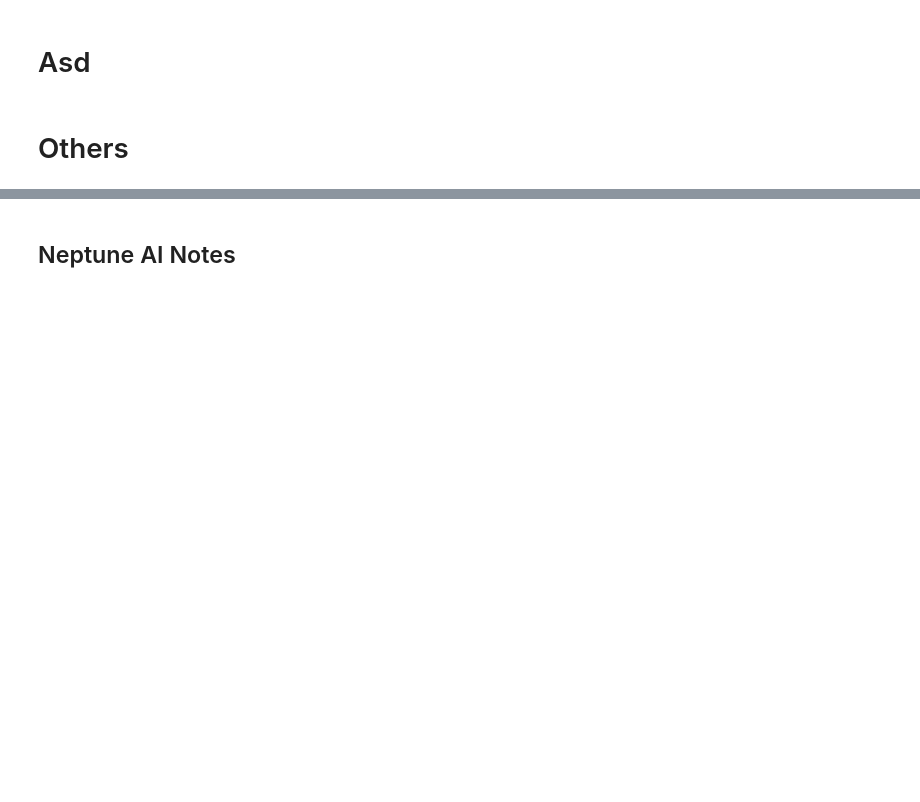
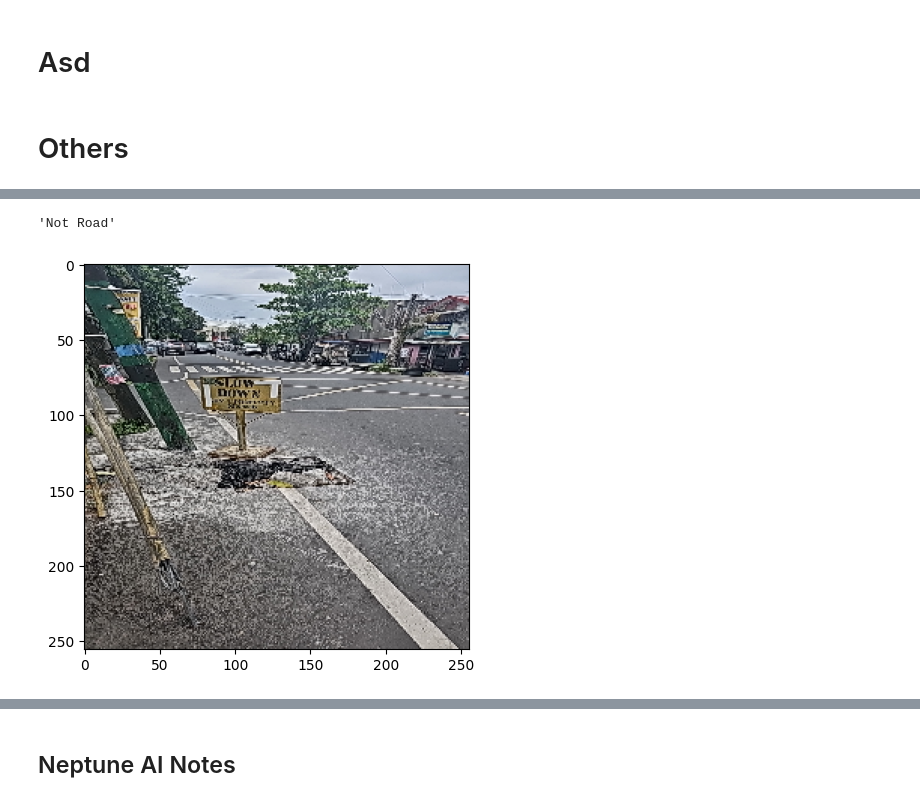
Before and after one commit to RiceWater/Neptune-Thesis-KFolds, a Jupyter notebook: neptune.ipynb, the cells around one changed output, grey strips where cells are left out. Saved outputs shown, nothing was run; the diff lists cells and outputs as text; code cells hidden in the pictures; blank space fills up the shorter version.

```diff
--- a/neptune.ipynb
+++ b/neptune.ipynb
@@ -480,0 +532,4 @@ for j, metric in enumerate(eval_metrics):
+# %%
+# deployed model: [[1.04464024e-01 8.69099736e-01 2.63449941e-02 9.13104523e-05]]
+real_image("C:\\Users\\user\\Desktop\\Downloads\\s3.png")
+# %% [output]
@@ -480,0 +538,2 @@ for j, metric in enumerate(eval_metrics):
+'Not Road'
+[figure, added]
```
Also changed, not shown: parts of 18 cells of this notebook, 4 other files.
